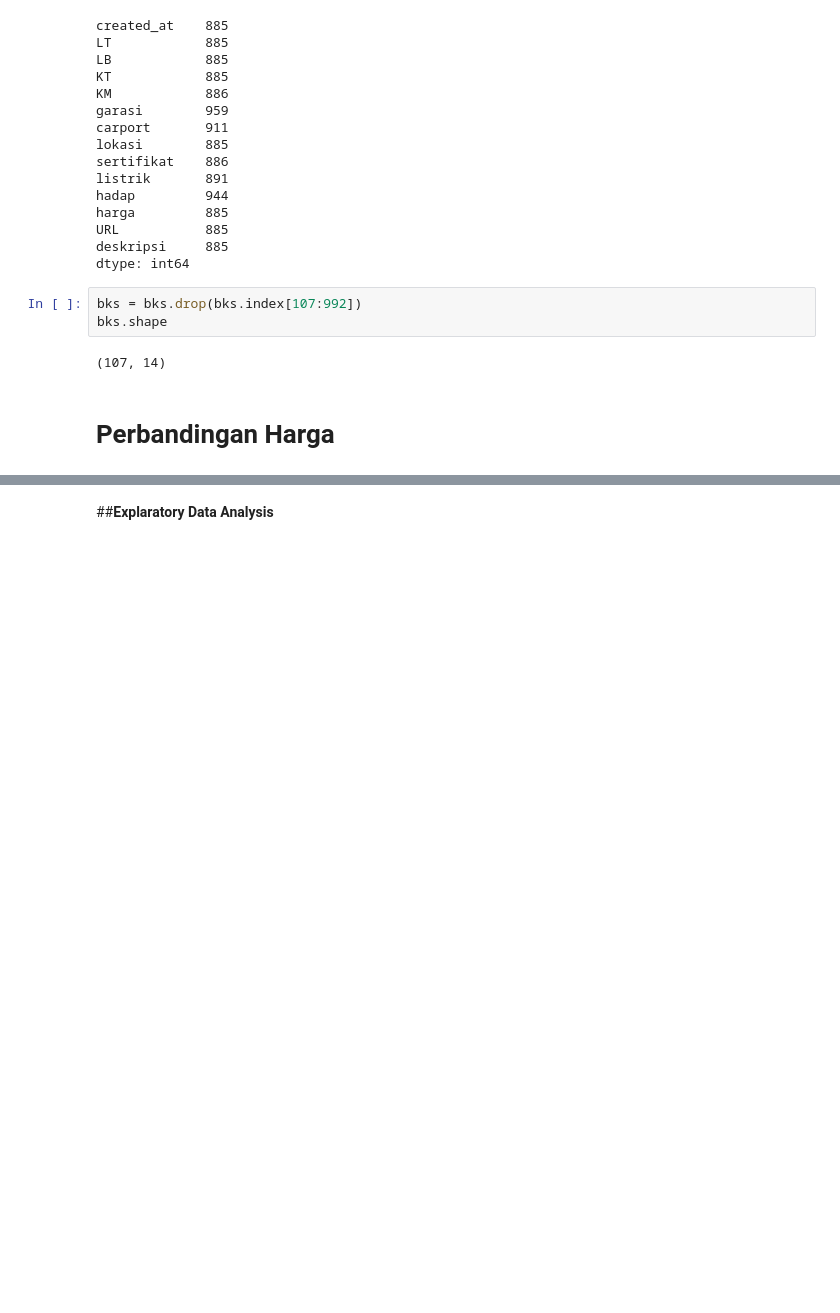
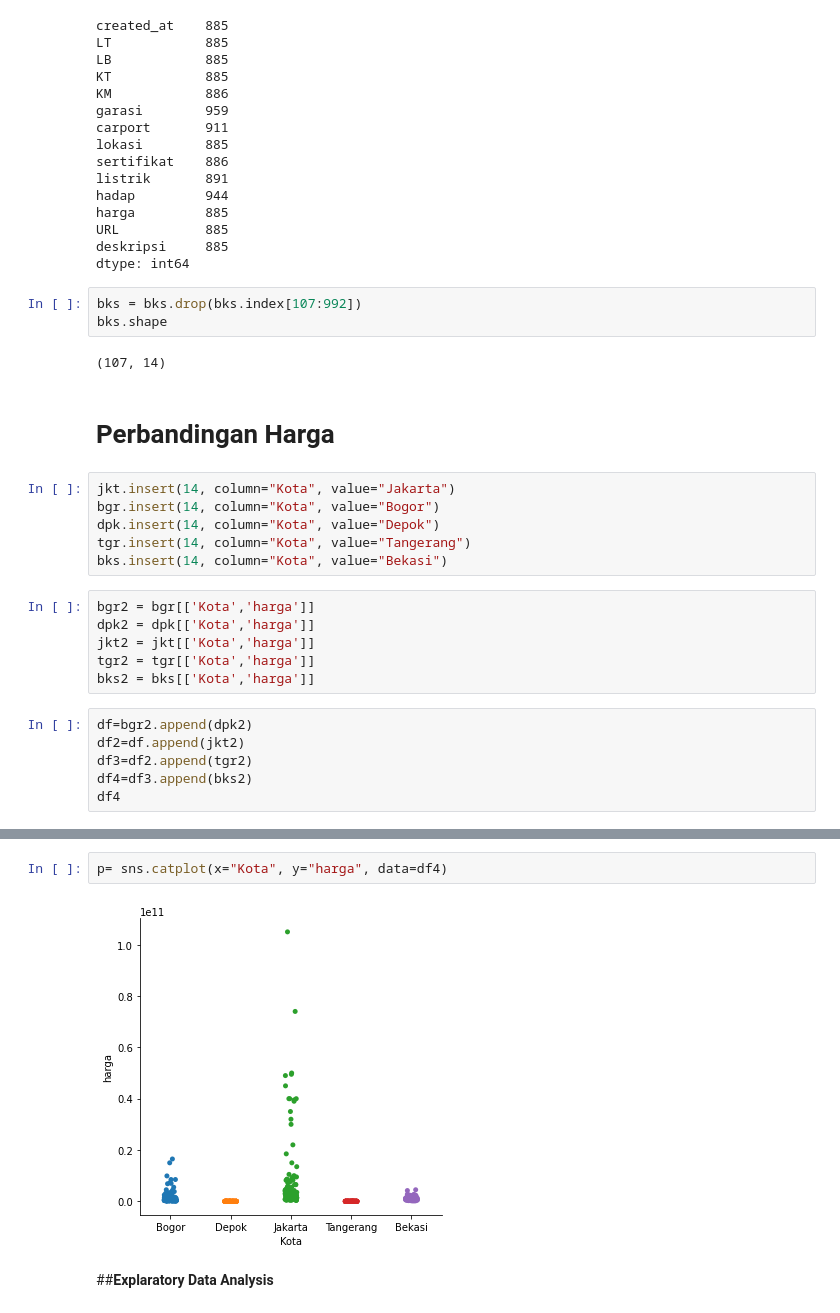
Before and after one commit to angelicachristabel01/Case-Study-01-Kelompok-K, a Jupyter notebook: Study_Case_Data_Mining_&_BI_Kelompok_K.ipynb, the cells around one changed output, grey strips where cells are left out. Saved outputs shown, nothing was run; the diff lists cells and outputs as text; blank space fills up the shorter version.

```diff
--- a/Study_Case_Data_Mining_&_BI_Kelompok_K.ipynb
+++ b/Study_Case_Data_Mining_&_BI_Kelompok_K.ipynb
@@ -395,3 +457,21 @@ bks.shape
 (107, 14)
 # %% [markdown]
 # Perbandingan Harga
+# %%
+jkt.insert(14, column="Kota", value="Jakarta")
+bgr.insert(14, column="Kota", value="Bogor")
+dpk.insert(14, column="Kota", value="Depok")
+tgr.insert(14, column="Kota", value="Tangerang")
+bks.insert(14, column="Kota", value="Bekasi")
+# %%
+bgr2 = bgr[['Kota','harga']]
+dpk2 = dpk[['Kota','harga']]
+jkt2 = jkt[['Kota','harga']]
+tgr2 = tgr[['Kota','harga']]
+bks2 = bks[['Kota','harga']]
+# %%
+df=bgr2.append(dpk2)
+df2=df.append(jkt2)
+df3=df2.append(tgr2)
+df4=df3.append(bks2)
+df4
@@ -398,2 +492,6 @@ bks.shape
+# %%
+p= sns.catplot(x="Kota", y="harga", data=df4)
+# %% [output]
+[figure, added]
 # %% [markdown]
 ##**Explaratory Data Analysis**
```
Also changed, not shown: parts of 14 cells of this notebook.
